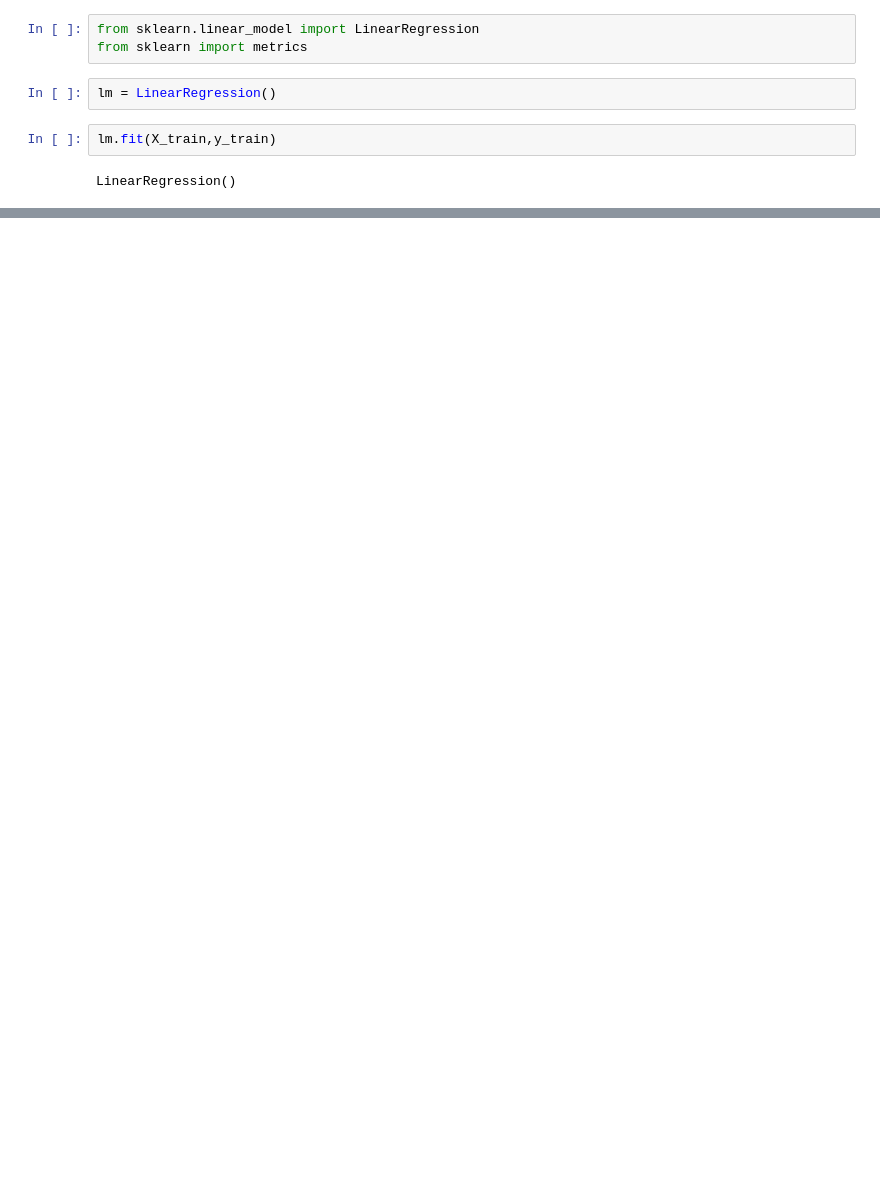
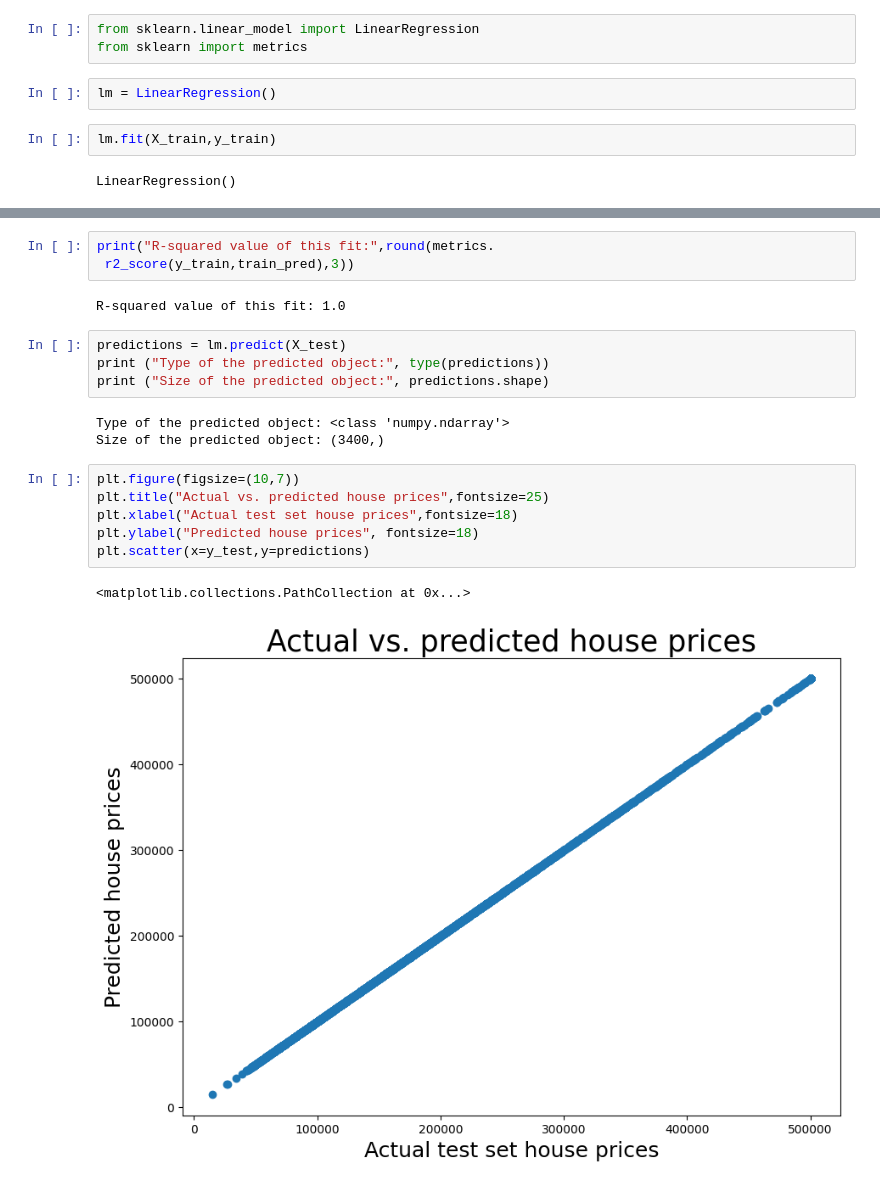
Before and after one commit to koushik-2303A51912/README.md, a Jupyter notebook: Lab_4.ipynb, the cells around one changed output, grey strips where cells are left out. Saved outputs shown, nothing was run; the diff lists cells and outputs as text; blank space fills up the shorter version.

```diff
--- a/Lab_4.ipynb
+++ b/Lab_4.ipynb
@@ -196,0 +259,21 @@ for i in range(k):
+# %%
+print("R-squared value of this fit:",round(metrics.
+ r2_score(y_train,train_pred),3))
+# %% [output]
+R-squared value of this fit: 1.0
+# %%
+predictions = lm.predict(X_test)
+print ("Type of the predicted object:", type(predictions))
+print ("Size of the predicted object:", predictions.shape)
+# %% [output]
+Type of the predicted object: <class 'numpy.ndarray'>
+Size of the predicted object: (3400,)
+# %%
+plt.figure(figsize=(10,7))
+plt.title("Actual vs. predicted house prices",fontsize=25)
+plt.xlabel("Actual test set house prices",fontsize=18)
+plt.ylabel("Predicted house prices", fontsize=18)
+plt.scatter(x=y_test,y=predictions)
+# %% [output]
+<matplotlib.collections.PathCollection at 0x...>
+[figure, added]
```
Also changed, not shown: parts of 20 cells of this notebook.
